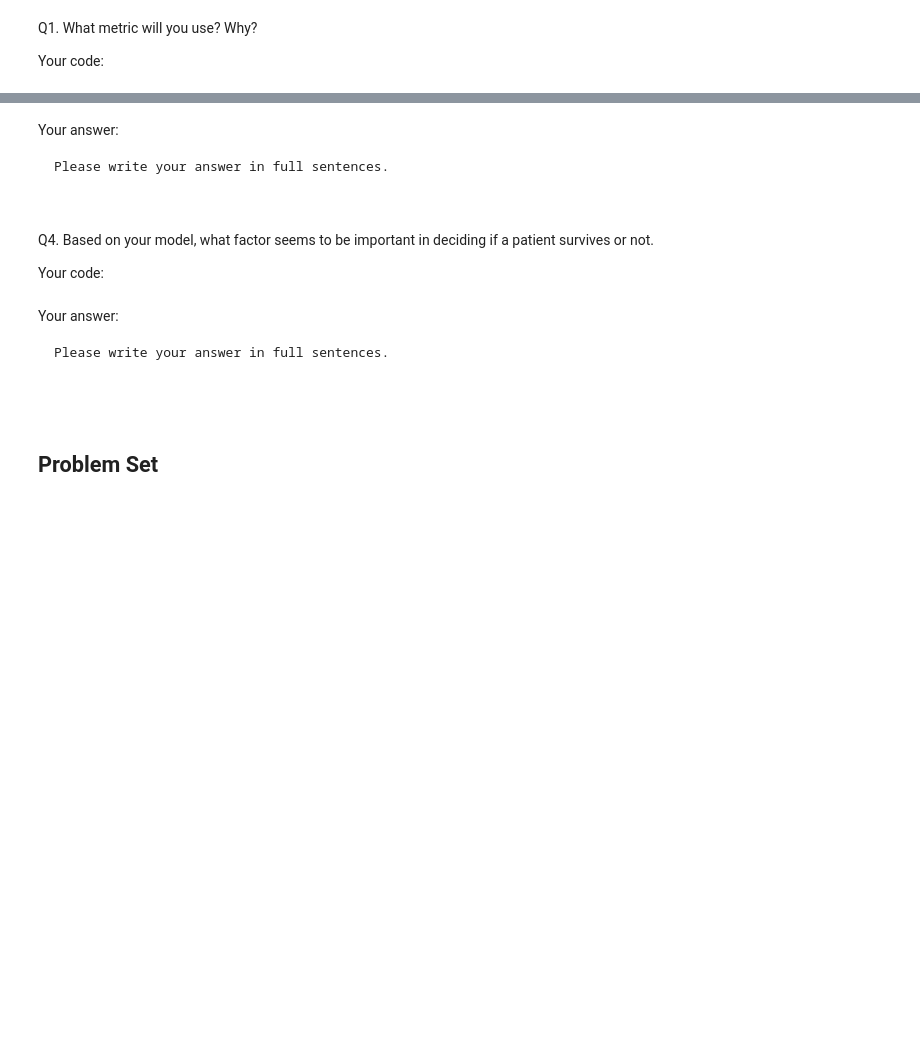
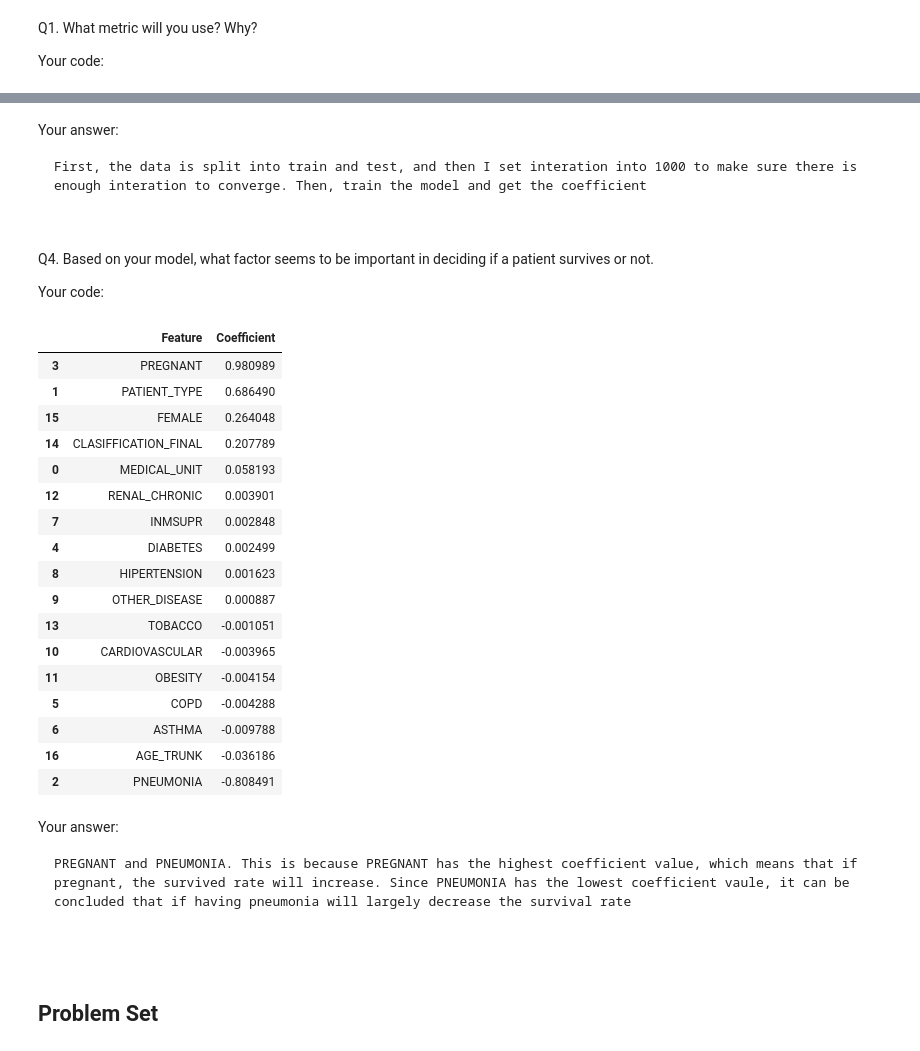
Before and after one commit to BU-MSSP-Classroom/MA679_Spring2024_03_classification-NtwWzh, a Jupyter notebook: Ch04_Classification_Python.ipynb, the cells around one changed output, grey strips where cells are left out. Cells and saved outputs as stored; diff of their text form; code cells hidden in the pictures; blank space fills up the shorter version.

```diff
--- a/Ch04_Classification_Python.ipynb
+++ b/Ch04_Classification_Python.ipynb
@@ -385,7 +434,7 @@ Your code:
 Your answer:
 
 ~~~
-Please write your answer in full sentences.
+First, the data is split into train and test, and then I set interation into 1000 to make sure there is enough interation to converge. Then, train the model and get the coefficient
 
 
 ~~~
@@ -394,13 +443,36 @@ Q4. Based on your model, what factor seems to be important in deciding if a pati
 
 Your code:
 # %%
-#
-#
+logit_model.fit(X_train, y_train)
+feature_names = X_train.columns
+coefficients = logit_model.coef_[0]
+
+coeff_df = pd.DataFrame({'Feature': feature_names, 'Coefficient': coefficients})
+coeff_df.sort_values(by='Coefficient', ascending=False)
+# %% [output]
+|  | Feature | Coefficient |
+| 3 | PREGNANT | 0.980989 |
+| 1 | PATIENT_TYPE | 0.686490 |
+| 15 | FEMALE | 0.264048 |
+| 14 | CLASIFFICATION_FINAL | 0.207789 |
+| 0 | MEDICAL_UNIT | 0.058193 |
+| 12 | RENAL_CHRONIC | 0.003901 |
+| 7 | INMSUPR | 0.002848 |
+| 4 | DIABETES | 0.002499 |
+| 8 | HIPERTENSION | 0.001623 |
+| 9 | OTHER_DISEASE | 0.000887 |
+| 13 | TOBACCO | -0.001051 |
+| 10 | CARDIOVASCULAR | -0.003965 |
+| 11 | OBESITY | -0.004154 |
+| 5 | COPD | -0.004288 |
+| 6 | ASTHMA | -0.009788 |
+| 16 | AGE_TRUNK | -0.036186 |
+| 2 | PNEUMONIA | -0.808491 |
 # %% [markdown]
 Your answer:
 
 ~~~
-Please write your answer in full sentences.
+PREGNANT and PNEUMONIA. This is because PREGNANT has the highest coefficient value, which means that if pregnant, the survived rate will increase. Since PNEUMONIA has the lowest coefficient vaule, it can be concluded that if having pneumonia will largely decrease the survival rate
 
 
 ~~~
```
Also changed, not shown: parts of 14 cells of this notebook.
